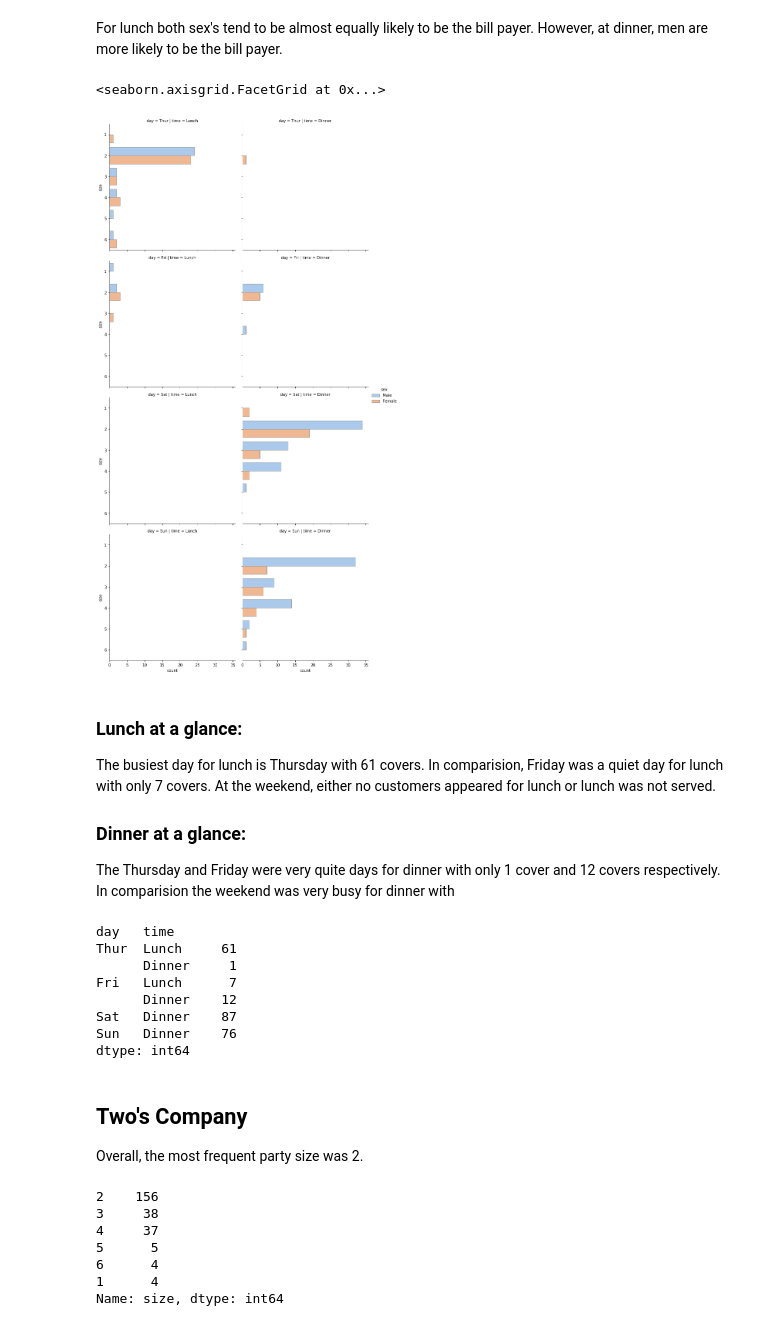
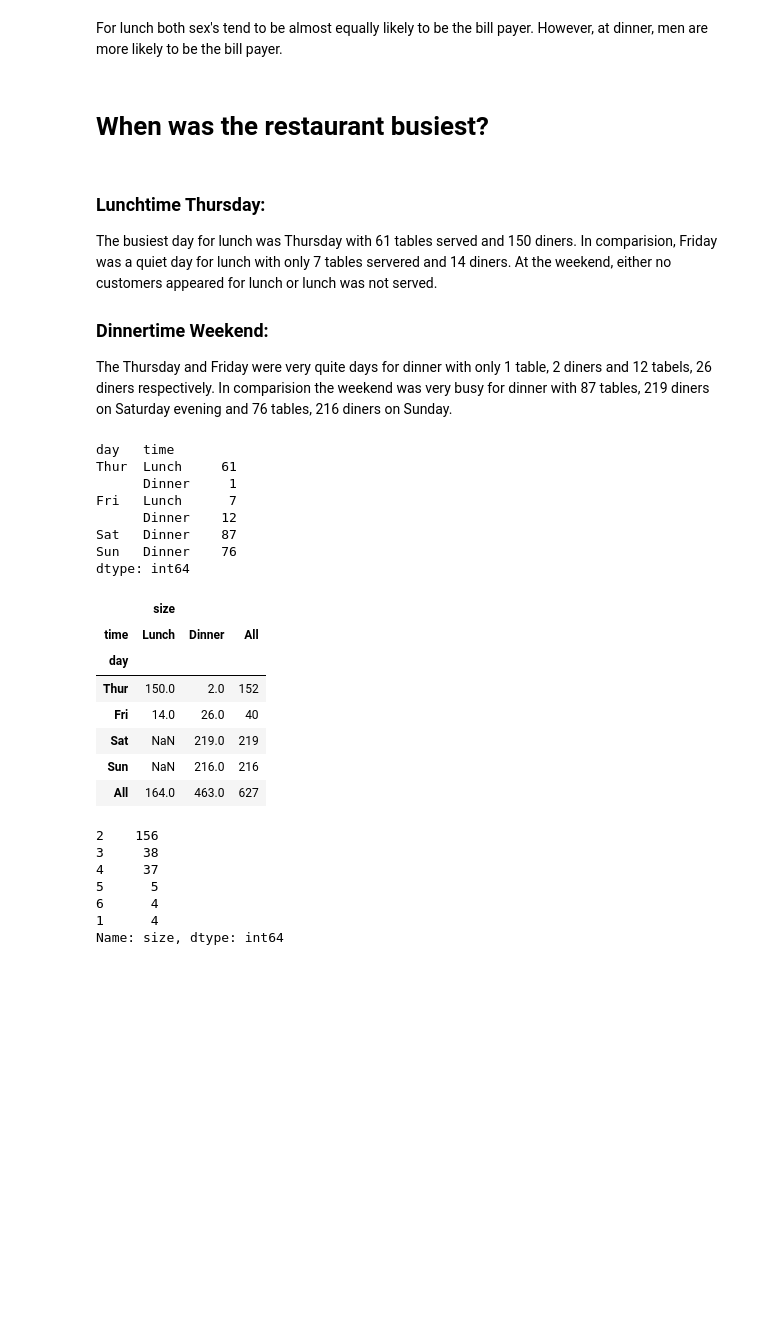
Before and after one commit to fionaoriordan/52446_19_tips, a Jupyter notebook: tips_notebook.ipynb, the cells around one changed output. Cells and saved outputs as stored; diff of their text form; code cells hidden in the pictures; blank space fills up the shorter version.

```diff
--- a/tips_notebook.ipynb
+++ b/tips_notebook.ipynb
@@ -137,16 +130,11 @@ sns.catplot(y="size", hue="sex", kind="count",
 # %% [markdown]
 For lunch both sex's tend to be almost equally likely to be the bill payer.  However, at dinner, men are more likely to be the bill payer.
-# %%
-sns.catplot(y="size", hue="sex", kind="count",
-            palette="pastel", edgecolor=".6", row = "day", col = "time",
-            data=df)
-# %% [output]
-<seaborn.axisgrid.FacetGrid at 0x...>
-[figure, removed]
+# %% [markdown]
+# When was the restaurant busiest?
 # %% [markdown]
-### Lunch at a glance:
-The busiest day for lunch is Thursday with 61 covers. In comparision, Friday was a quiet day for lunch with only 7 covers. At the weekend, either no customers appeared for lunch or lunch was not served.
-### Dinner at a glance:
-The Thursday and Friday were very quite days for dinner with only 1 cover and 12 covers respectively.  In comparision the weekend was very busy for dinner with
+### Lunchtime Thursday:
+The busiest day for lunch was Thursday with 61 tables served and 150 diners. In comparision, Friday was a quiet day for lunch with only 7 tables servered and 14 diners. At the weekend, either no customers appeared for lunch or lunch was not served.
+### Dinnertime Weekend:
+The Thursday and Friday were very quite days for dinner with only 1 table, 2 diners and 12 tabels, 26 diners respectively.  In comparision the weekend was very busy for dinner with 87 tables, 219 diners on Saturday evening and 76 tables, 216 diners on Sunday.
 # %%
 # Adapted from https://stackoverflow.com/a/17679980
@@ -161,9 +149,23 @@ Fri   Lunch      7
 Sat   Dinner    87
 Sun   Dinner    76
 dtype: int64
-# %% [markdown]
-## Two's Company
-Overall, the most frequent party size was 2.
+# %%
+# https://stackoverflow.com/a/43529134
+# Create a pivot table to calulate the number of diners by day & time.
+
+num_diners_bysitting = pd.pivot_table(df, index=['day'],columns = ['time'],values=['size'],\
+                      aggfunc=sum, margins=True)
+
+num_diners_bysitting
+# %% [output]
+|  | size |  |  |
+| time | Lunch | Dinner | All |
+| day |  |  |  |
+| Thur | 150.0 | 2.0 | 152 |
+| Fri | 14.0 | 26.0 | 40 |
+| Sat | NaN | 219.0 | 219 |
+| Sun | NaN | 216.0 | 216 |
+| All | 164.0 | 463.0 | 627 |
 # %%
 # Adapted from https://stackoverflow.com/questions/22391433/count-the-frequency-that-a-value-occurs-in-a-dataframe-column/36434248
 df['size'].value_counts()
```
Also changed, not shown: parts of 13 cells of this notebook.
